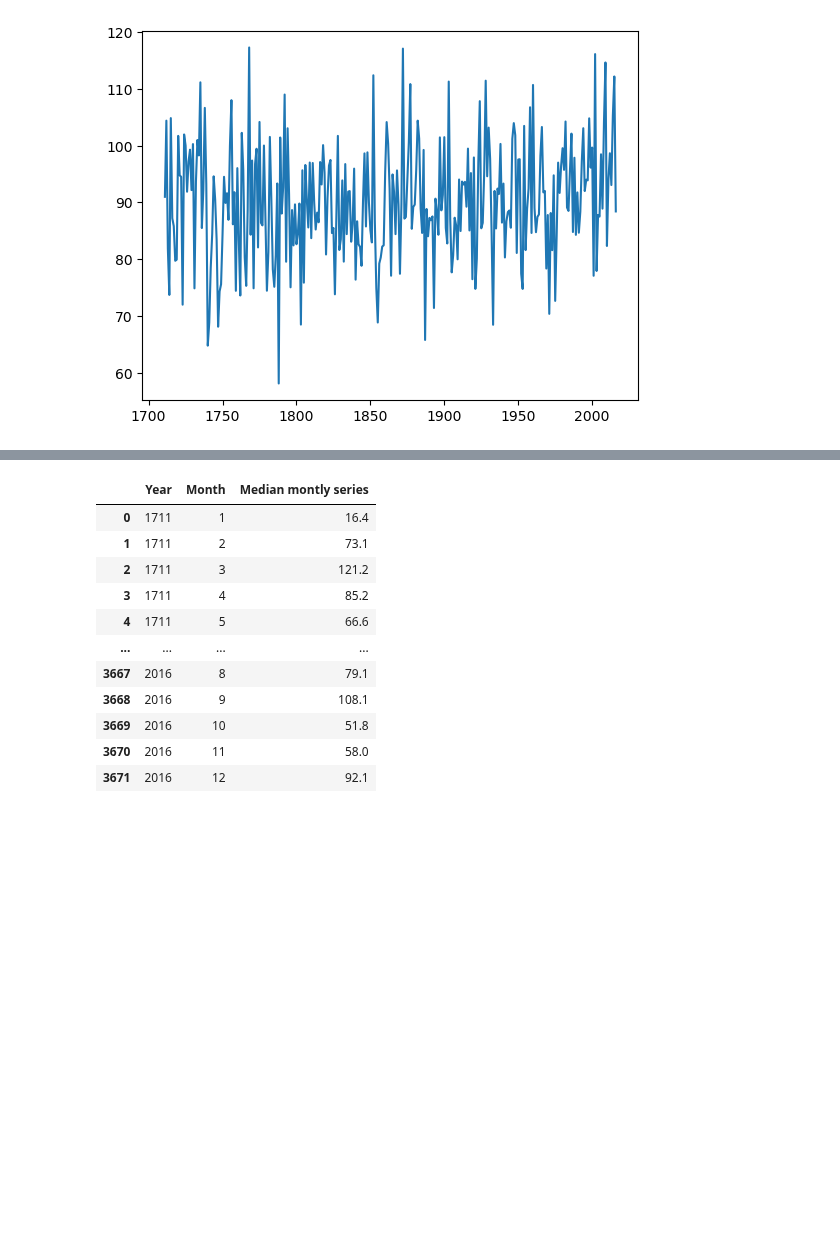
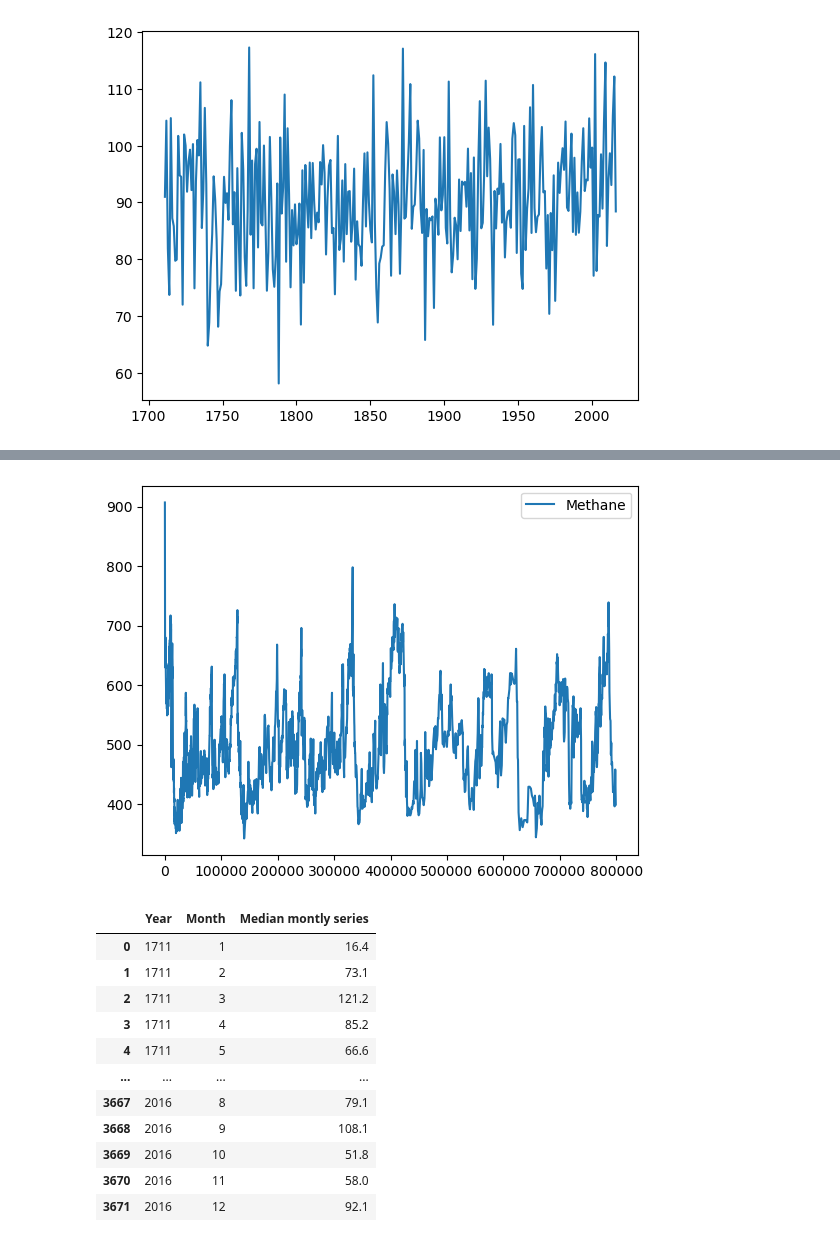
Before and after one commit to dectan/Programming-for-Data-Analysis-Project-2, a Jupyter notebook: test3.ipynb, the cells around one changed output, grey strips where cells are left out. Drawn from its saved outputs; the diff is of its cells as text; code cells hidden in the pictures; blank space fills up the shorter version.

```diff
--- a/test3.ipynb
+++ b/test3.ipynb
@@ -302,0 +397,4 @@ plt.plot(yearly_averages, label='Yearly Averages')
+# %%
+df17=pd.read_csv('Methane.csv',encoding='Latin')
+#df13=pd.read_csv('Deuterium.csv',delimiter=r"\s+")
+df17
@@ -303,3 +415,10 @@ plt.plot(yearly_averages, label='Yearly Averages')
+# %%
+plt.plot(df17['gas age (edc3_gas_a)'],df17['CH4 mean'], label = 'Methane')
+#plt.plot(df13['Age'],df13['Temperature'], label = 'NOAA')
+plt.legend()
+plt.show()
+# %% [output]
+[figure, added]
 # %%
 df16a
 # %% [output]
```
Also changed, not shown: parts of 30 cells of this notebook, 4 other files.
